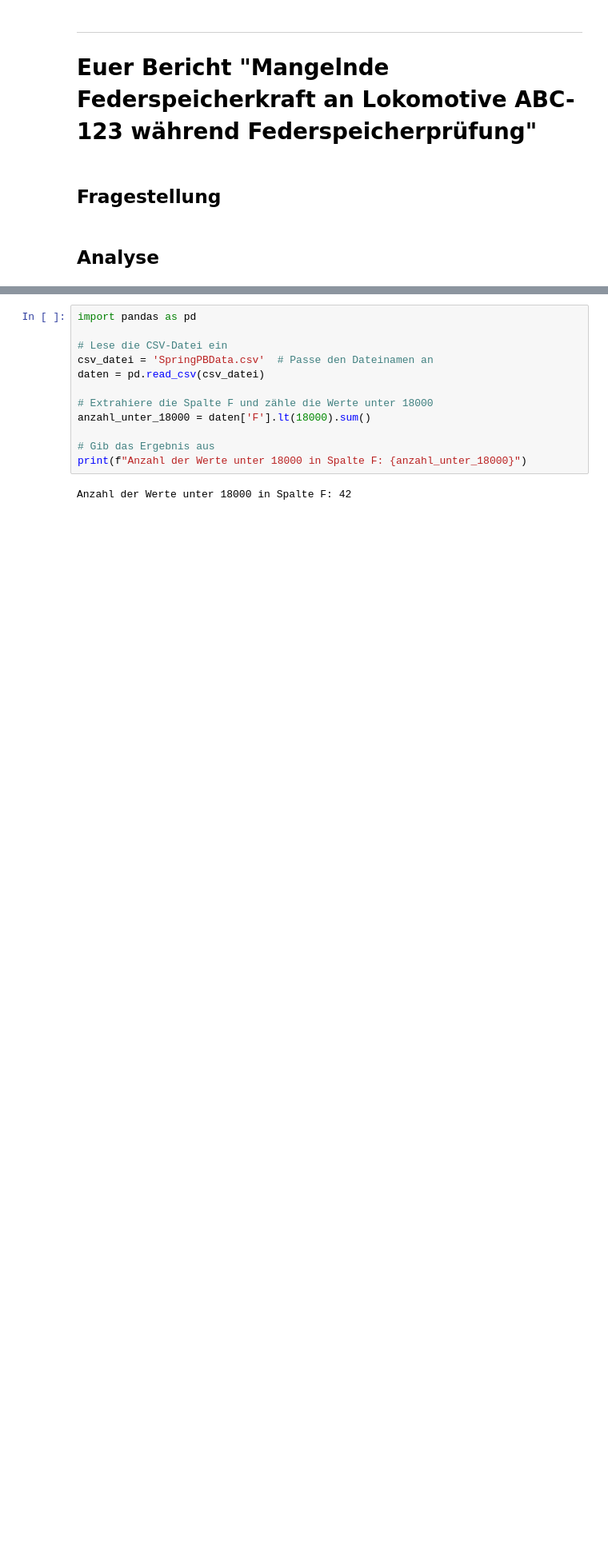
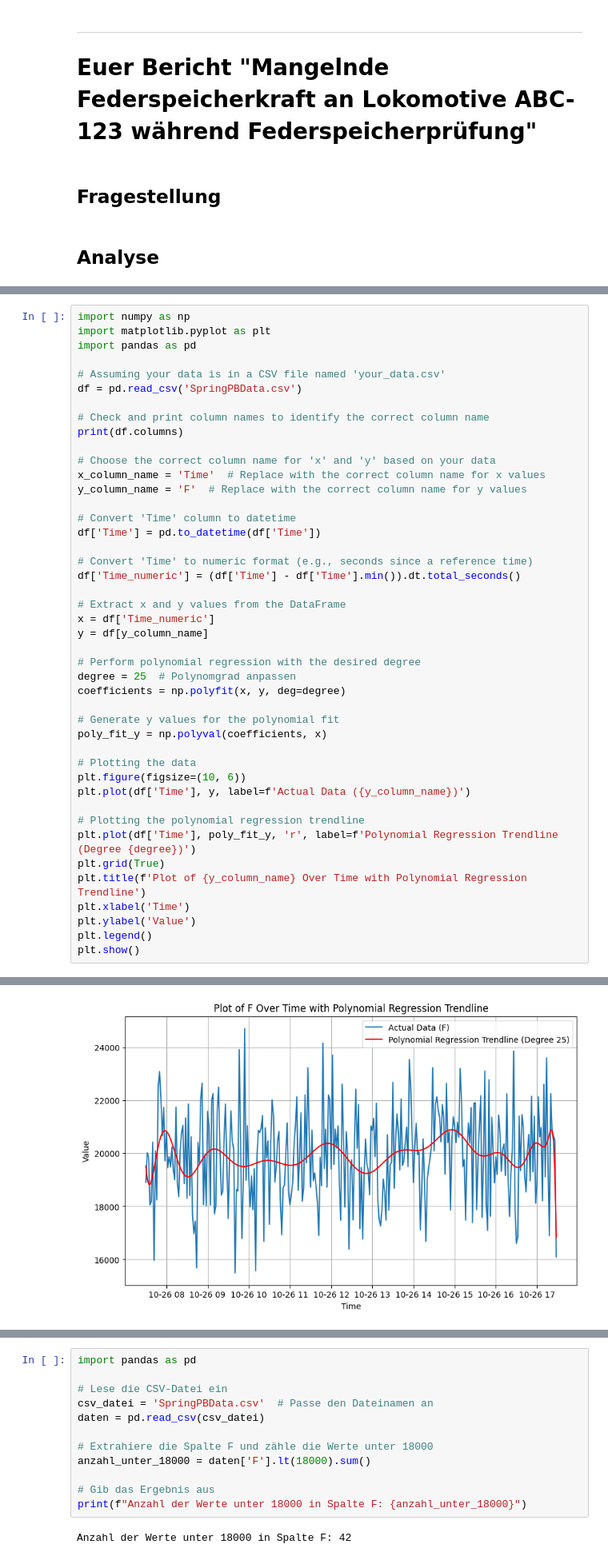
Before and after one commit to FHAC-MdQM/data-exploration-nh6243s, a Jupyter notebook: LoadPBdata.ipynb, the cells around one changed output, grey strips where cells are left out. Shown: that part at 80% size. Cells and saved outputs as stored; diff of their text form; blank space fills up the shorter version.

```diff
--- a/LoadPBdata.ipynb
+++ b/LoadPBdata.ipynb
@@ -172,0 +185,45 @@ Index(['F', 'd', 'h1', 'h2', 'l'], dtype='object')
+# %%
+import numpy as np
+import matplotlib.pyplot as plt
+import pandas as pd
+
+# Assuming your data is in a CSV file named 'your_data.csv'
+df = pd.read_csv('SpringPBData.csv')
+
+# Check and print column names to identify the correct column name
+print(df.columns)
+
+# Choose the correct column name for 'x' and 'y' based on your data
+x_column_name = 'Time'  # Replace with the correct column name for x values
+y_column_name = 'F'  # Replace with the correct column name for y values
+
+# Convert 'Time' column to datetime
+df['Time'] = pd.to_datetime(df['Time'])
+
+# Convert 'Time' to numeric format (e.g., seconds since a reference time)
+df['Time_numeric'] = (df['Time'] - df['Time'].min()).dt.total_seconds()
+
+# Extract x and y values from the DataFrame
+x = df['Time_numeric']
+y = df[y_column_name]
+
+# Perform polynomial regression with the desired degree
+degree = 25  # Polynomgrad anpassen
+coefficients = np.polyfit(x, y, deg=degree)
+
+# Generate y values for the polynomial fit
+poly_fit_y = np.polyval(coefficients, x)
+
+# Plotting the data
+plt.figure(figsize=(10, 6))
+plt.plot(df['Time'], y, label=f'Actual Data ({y_column_name})')
+
+# Plotting the polynomial regression trendline
+plt.plot(df['Time'], poly_fit_y, 'r', label=f'Polynomial Regression Trendline (Degree {degree})')
+plt.grid(True)
+plt.title(f'Plot of {y_column_name} Over Time with Polynomial Regression Trendline')
+plt.xlabel('Time')
+plt.ylabel('Value')
+plt.legend()
+plt.show()
+# %% [output]
@@ -172,0 +231 @@ Index(['F', 'd', 'h1', 'h2', 'l'], dtype='object')
+[figure, added]
```
Also changed, not shown: parts of 13 cells of this notebook.
